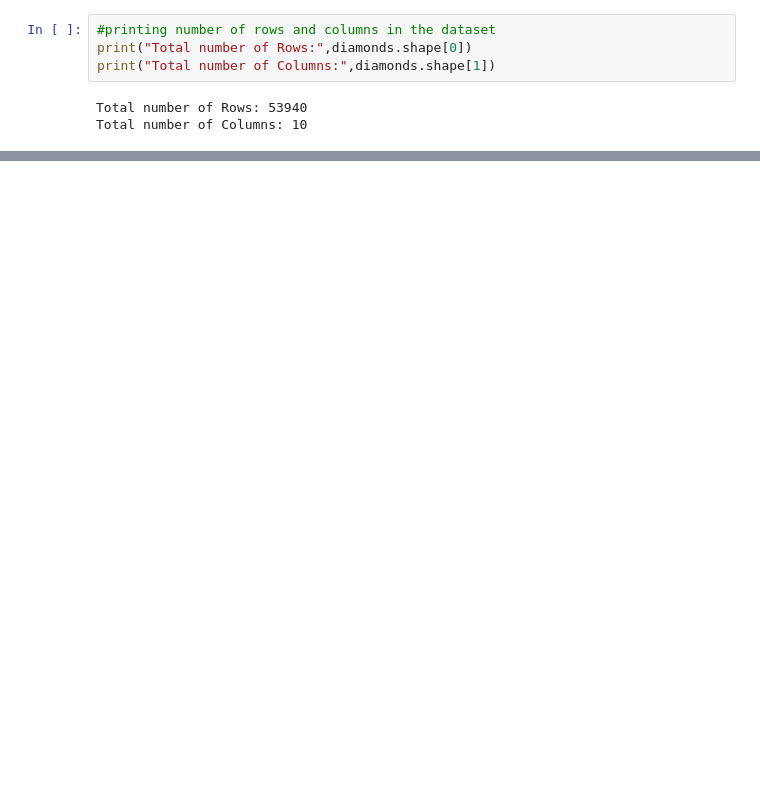
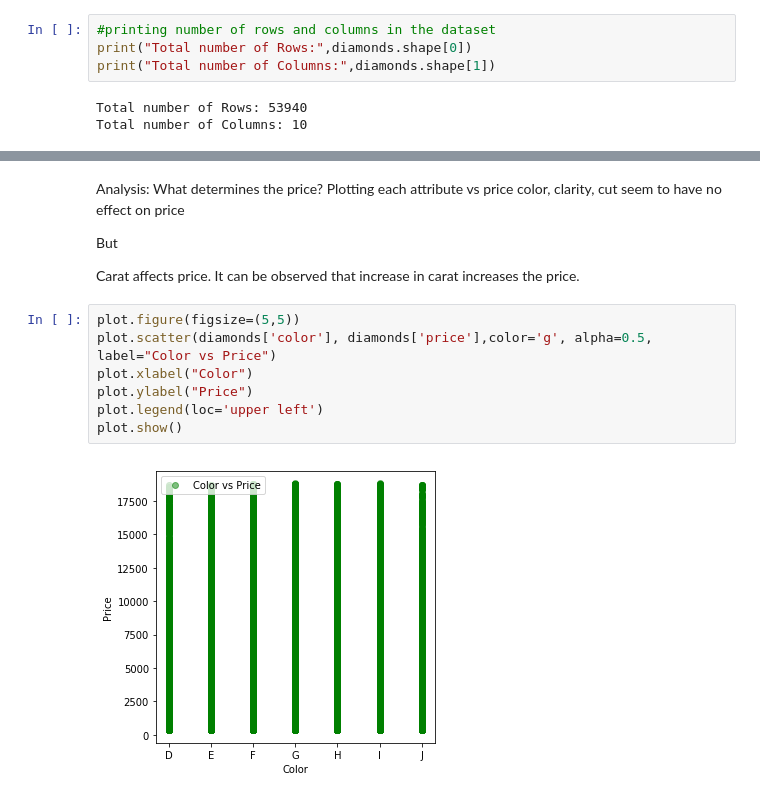
Before and after one commit to MayoMary/Repeat-Fundamentals-of-Data-Analysis, a Jupyter notebook: Diamond-dataset-analysis.ipynb, the cells around one changed output, grey strips where cells are left out. Drawn from its saved outputs; the diff is of its cells as text; blank space fills up the shorter version.

```diff
--- a/Diamond-dataset-analysis.ipynb
+++ b/Diamond-dataset-analysis.ipynb
@@ -47,0 +197,16 @@ Total number of Columns: 10
+# %% [markdown]
+Analysis: What determines the price?
+Plotting each attribute vs price color, clarity, cut seem to have no effect on price
+
+But
+
+Carat affects price. It can be observed that increase in carat increases the price.
+# %%
+plot.figure(figsize=(5,5))
+plot.scatter(diamonds['color'], diamonds['price'],color='g', alpha=0.5, label="Color vs Price")
+plot.xlabel("Color")
+plot.ylabel("Price")
+plot.legend(loc='upper left')
+plot.show()
+# %% [output]
+[figure, added]
```
Also changed, not shown: parts of 22 cells of this notebook.
